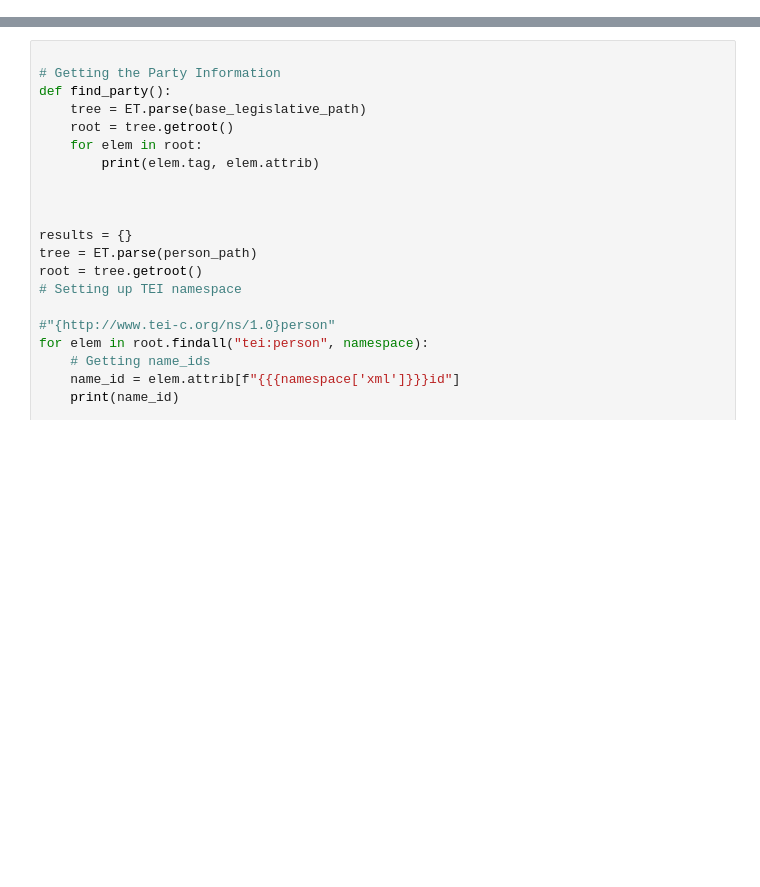
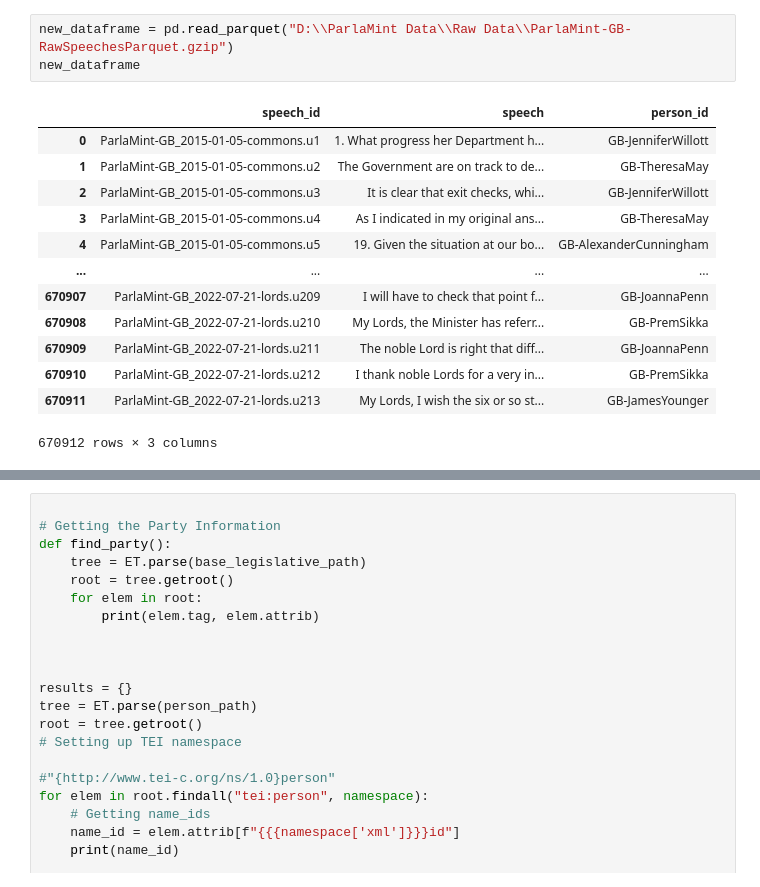
Before and after one commit to kferraga/ParliamentHackathon2024, a Jupyter notebook: test_notebook.ipynb, the cells around one changed output, grey strips where cells are left out. Saved outputs shown, nothing was run; the diff lists cells and outputs as text; blank space fills up the shorter version.

```diff
--- a/test_notebook.ipynb
+++ b/test_notebook.ipynb
@@ -96,0 +121,17 @@ KeyboardInterrupt:
+# %%
+new_dataframe = pd.read_parquet("D:\\ParlaMint Data\\Raw Data\\ParlaMint-GB-RawSpeechesParquet.gzip")
+new_dataframe
+# %% [output]
+|  | speech_id | speech | person_id |
+| 0 | ParlaMint-GB_2015-01-05-commons.u1 | 1. What progress her Department h... | GB-JenniferWillott |
+| 1 | ParlaMint-GB_2015-01-05-commons.u2 | The Government are on track to de... | GB-TheresaMay |
+| 2 | ParlaMint-GB_2015-01-05-commons.u3 | It is clear that exit checks, whi... | GB-JenniferWillott |
+| 3 | ParlaMint-GB_2015-01-05-commons.u4 | As I indicated in my original ans... | GB-TheresaMay |
+| 4 | ParlaMint-GB_2015-01-05-commons.u5 | 19. Given the situation at our bo... | GB-AlexanderCunningham |
+| ... | ... | ... | ... |
+| 670907 | ParlaMint-GB_2022-07-21-lords.u209 | I will have to check that point f... | GB-JoannaPenn |
+| 670908 | ParlaMint-GB_2022-07-21-lords.u210 | My Lords, the Minister has referr... | GB-PremSikka |
+| 670909 | ParlaMint-GB_2022-07-21-lords.u211 | The noble Lord is right that diff... | GB-JoannaPenn |
+| 670910 | ParlaMint-GB_2022-07-21-lords.u212 | I thank noble Lords for a very in... | GB-PremSikka |
+| 670911 | ParlaMint-GB_2022-07-21-lords.u213 | My Lords, I wish the six or so st... | GB-JamesYounger |
+670912 rows × 3 columns
```
Also changed, not shown: parts of 2 cells of this notebook, 1 other file.
